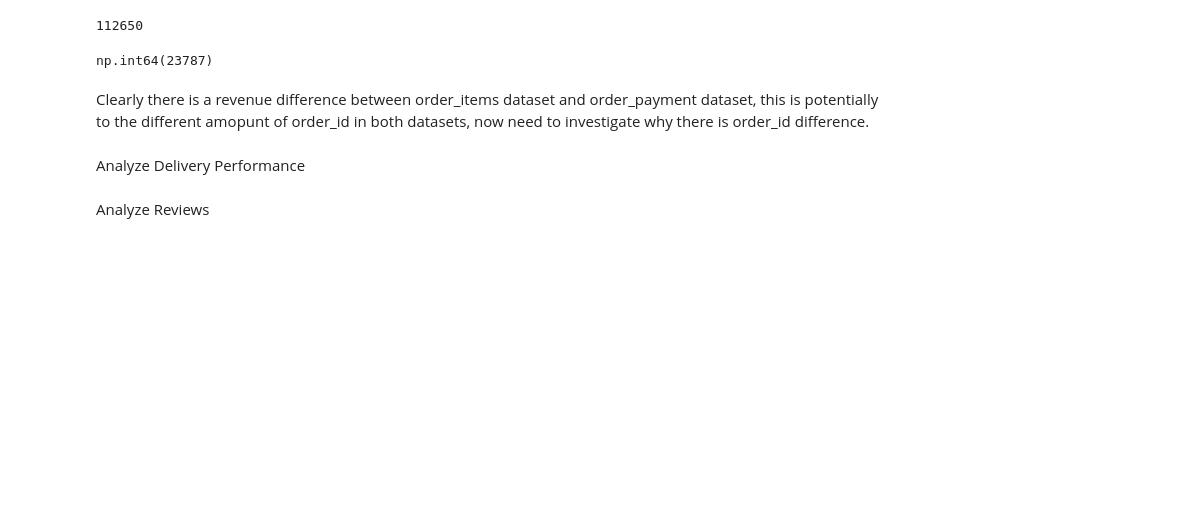
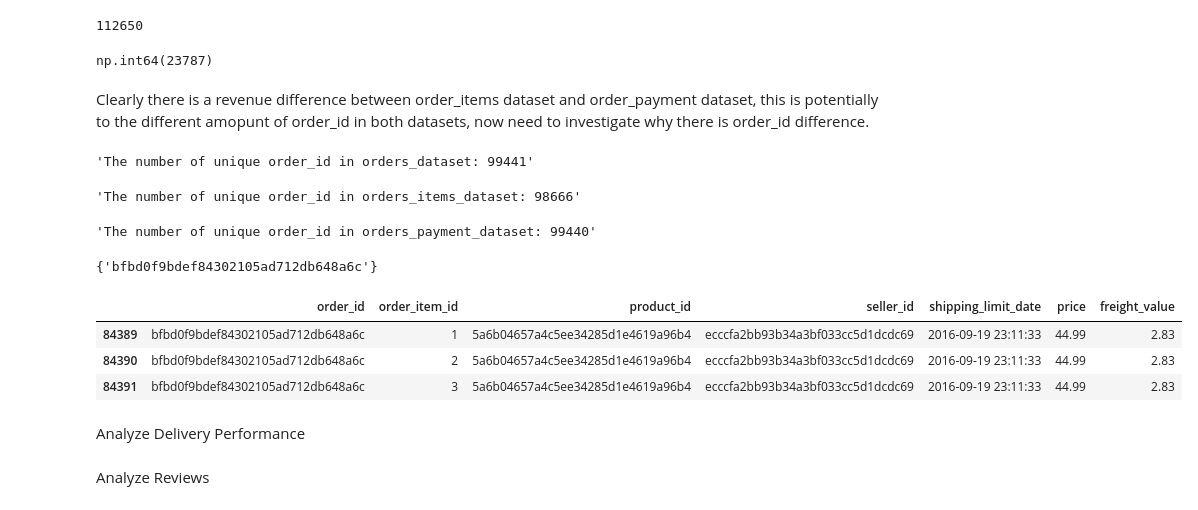
Before and after one commit to FinnMax/olist-python-eda, a Jupyter notebook: notebooks/03_EDA.ipynb, the cells around one changed output. Drawn from its saved outputs; the diff is of its cells as text; code cells hidden in the pictures; blank space fills up the shorter version.

```diff
--- a/notebooks/03_EDA.ipynb
+++ b/notebooks/03_EDA.ipynb
@@ -660,3 +660,33 @@ merged_orders_items_status["order_id"].duplicated(keep=False).sum() #there are 2
 np.int64(23787)
 # %% [markdown]
 Clearly there is a revenue difference between order_items dataset and order_payment dataset, this is potentially to the different amopunt of order_id in both datasets, now need to investigate why there is order_id difference.
+# %%
+#First let establish again the unqiue number of order_id in both orders_dataset, orders_items_dataset and order_payments_dataset
+display(f"The number of unique order_id in orders_dataset: {orders_dataset.groupby("order_id")["order_id"].nunique().sum()}")
+display(f"The number of unique order_id in orders_items_dataset: {orders_items_dataset.groupby("order_id")["order_id"].nunique().sum()}")
+display(f"The number of unique order_id in orders_payment_dataset: {order_payments_dataset.groupby("order_id")["order_id"].nunique().sum()}")
+# %% [output]
+'The number of unique order_id in orders_dataset: 99441'
+'The number of unique order_id in orders_items_dataset: 98666'
+'The number of unique order_id in orders_payment_dataset: 99440'
+# %%
+#Clearly there is different number of order_id in different datasets, lets explore which datasets are missing
+orders_without_payment = (
+    set(orders_dataset["order_id"]) - set(order_payments_dataset["order_id"])
+)
+len(orders_without_payment)
+
+display(orders_without_payment)
+
+orders_dataset[orders_dataset["order_id"].isin(orders_without_payment)]
+
+#So there is one order which is delivered but somehow missing the payment record - lets investigate whether this order is presemtin order_items
+orders_without_payment = orders_items_dataset[orders_items_dataset["order_id"].isin(orders_without_payment)]
+#So since that order is delivered and has items and items prices we can calculate payment from the items dataset and megre to the payment table
+orders_without_payment
+# %% [output]
+{'bfbd0f9bdef84302105ad712db648a6c'}
+|  | order_id | order_item_id | product_id | seller_id | shipping_limit_date | price | freight_value |
+| 84389 | bfbd0f9bdef84302105ad712db648a6c | 1 | 5a6b04657a4c5ee34285d1e4619a96b4 | ecccfa2bb93b34a3bf033cc5d1dcdc69 | 2016-09-19 23:11:33 | 44.99 | 2.83 |
+| 84390 | bfbd0f9bdef84302105ad712db648a6c | 2 | 5a6b04657a4c5ee34285d1e4619a96b4 | ecccfa2bb93b34a3bf033cc5d1dcdc69 | 2016-09-19 23:11:33 | 44.99 | 2.83 |
+| 84391 | bfbd0f9bdef84302105ad712db648a6c | 3 | 5a6b04657a4c5ee34285d1e4619a96b4 | ecccfa2bb93b34a3bf033cc5d1dcdc69 | 2016-09-19 23:11:33 | 44.99 | 2.83 |
```
Also changed, not shown: parts of 2 cells of this notebook.
